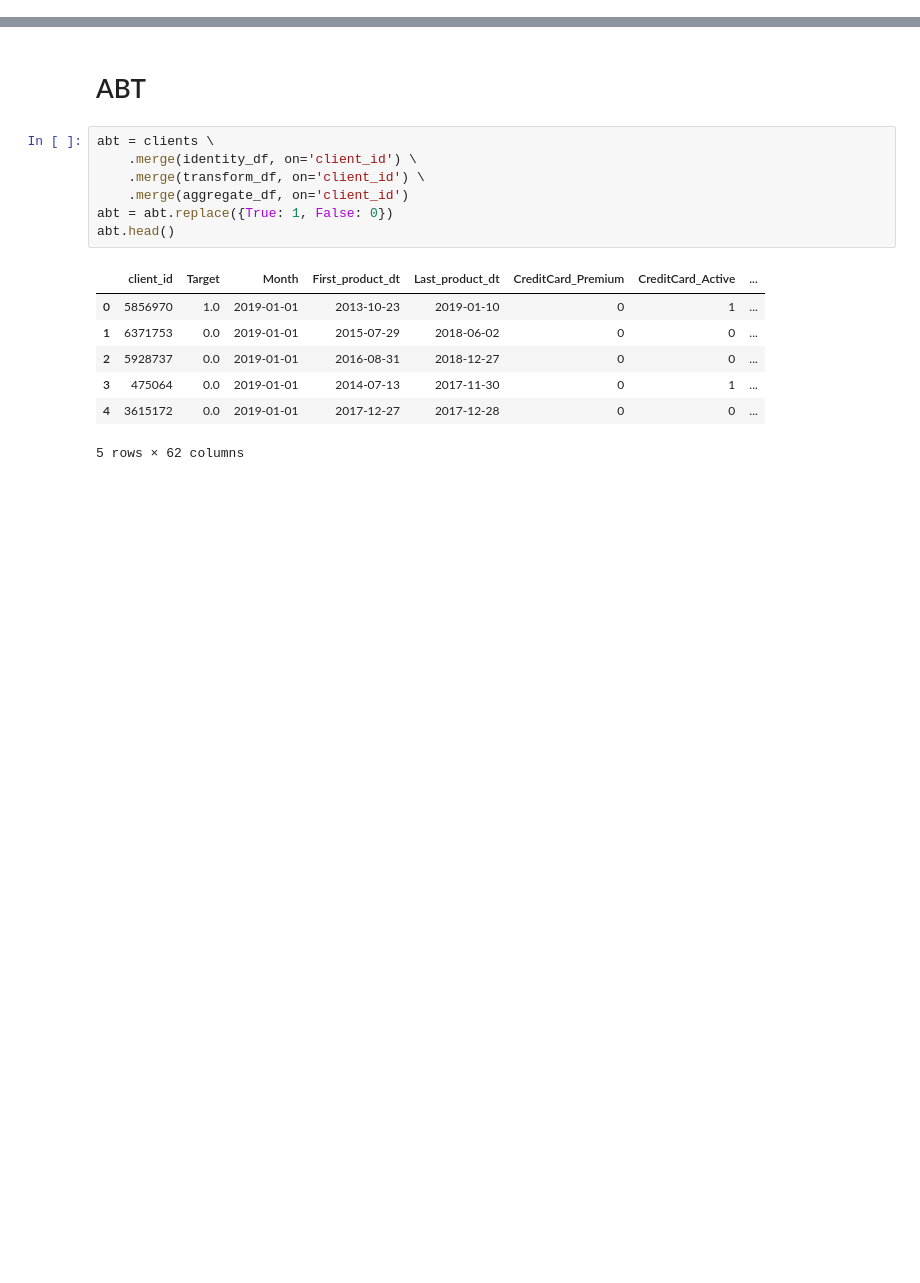
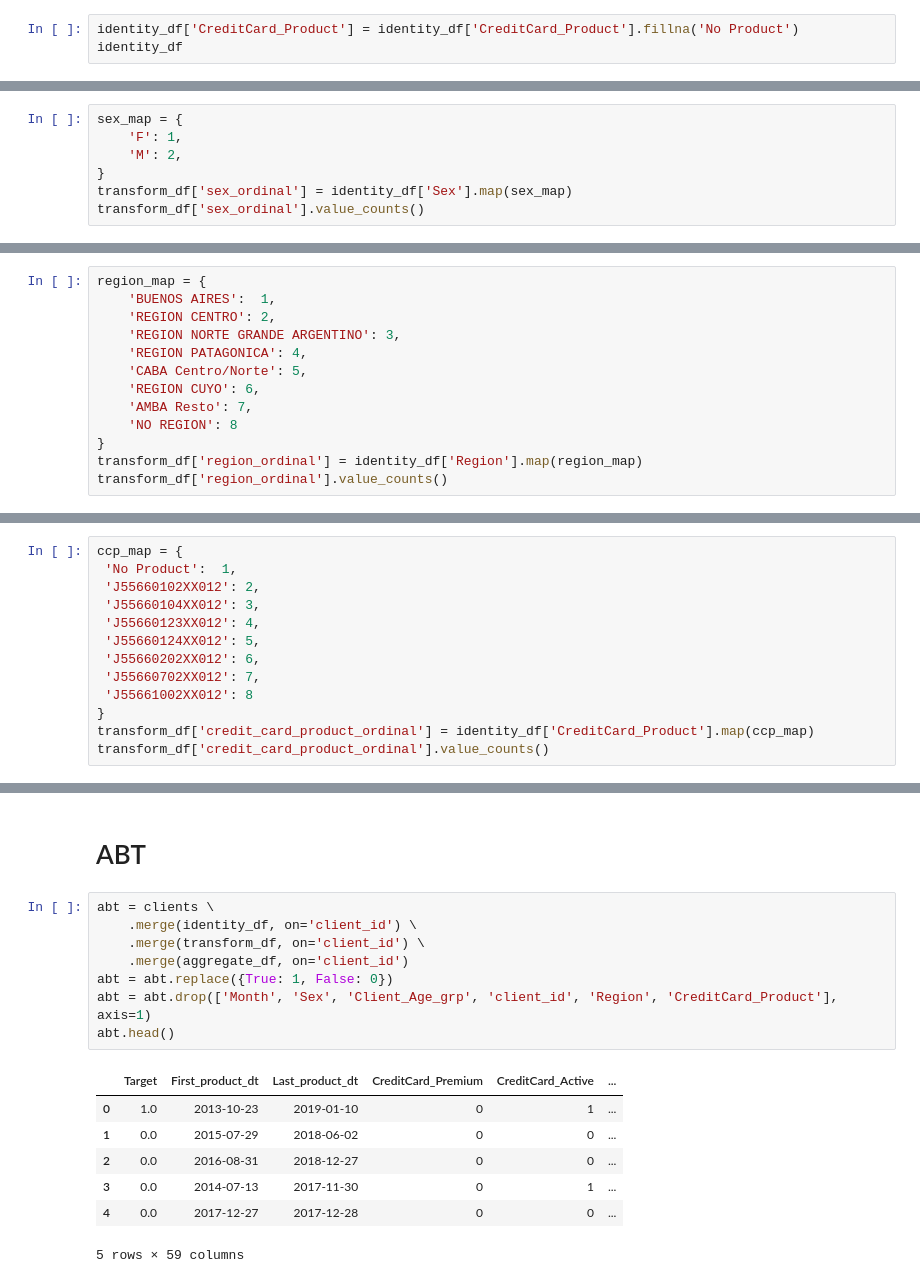
Before and after one commit to juancuiule/ml-utn-2c-2022, a Jupyter notebook: notebook.ipynb, the cells around one changed output, grey strips where cells are left out. Drawn from its saved outputs; the diff is of its cells as text; blank space fills up the shorter version.

```diff
--- a/notebook.ipynb
+++ b/notebook.ipynb
@@ -422,3 +426,6 @@ True               J55660102XX012         404
                    J55660702XX012         251
                    J55661002XX012          58
 dtype: int64
+# %%
+identity_df['CreditCard_Product'] = identity_df['CreditCard_Product'].fillna('No Product')
+identity_df
@@ -504,3 +525,10 @@ See the caveats in the documentation: https://pandas.pydata.org/pandas-docs/stab
 7    1602
 1    1125
 Name: client_age_group_ordinal, dtype: int64
+# %%
+sex_map = {
+    'F': 1,
+    'M': 2,
+}
+transform_df['sex_ordinal'] = identity_df['Sex'].map(sex_map)
+transform_df['sex_ordinal'].value_counts()
@@ -506,0 +544,13 @@ Name: client_age_group_ordinal, dtype: int64
+# %%
+region_map = {
+    'BUENOS AIRES':  1,
+    'REGION CENTRO': 2,
+    'REGION NORTE GRANDE ARGENTINO': 3,
+    'REGION PATAGONICA': 4,
+    'CABA Centro/Norte': 5,
+    'REGION CUYO': 6,
+    'AMBA Resto': 7,
+    'NO REGION': 8
+}
+transform_df['region_ordinal'] = identity_df['Region'].map(region_map)
+transform_df['region_ordinal'].value_counts()
@@ -506,0 +572,13 @@ Name: client_age_group_ordinal, dtype: int64
+# %%
+ccp_map = {
+ 'No Product':  1,
+ 'J55660102XX012': 2,
+ 'J55660104XX012': 3,
+ 'J55660123XX012': 4,
+ 'J55660124XX012': 5,
+ 'J55660202XX012': 6,
+ 'J55660702XX012': 7,
+ 'J55661002XX012': 8
+}
+transform_df['credit_card_product_ordinal'] = identity_df['CreditCard_Product'].map(ccp_map)
+transform_df['credit_card_product_ordinal'].value_counts()
@@ -703,15 +791,16 @@ aggregate_df.head()
 # %%
 abt = clients \
     .merge(identity_df, on='client_id') \
     .merge(transform_df, on='client_id') \
     .merge(aggregate_df, on='client_id')
 abt = abt.replace({True: 1, False: 0})
+abt = abt.drop(['Month', 'Sex', 'Client_Age_grp', 'client_id', 'Region', 'CreditCard_Product'], axis=1)
 abt.head()
 # %% [output]
-|  | client_id | Target | Month | First_product_dt | Last_product_dt | CreditCard_Premium | CreditCard_Active | ... |
-| 0 | 5856970 | 1.0 | 2019-01-01 | 2013-10-23 | 2019-01-10 | 0 | 1 | ... |
-| 1 | 6371753 | 0.0 | 2019-01-01 | 2015-07-29 | 2018-06-02 | 0 | 0 | ... |
-| 2 | 5928737 | 0.0 | 2019-01-01 | 2016-08-31 | 2018-12-27 | 0 | 0 | ... |
-| 3 | 475064 | 0.0 | 2019-01-01 | 2014-07-13 | 2017-11-30 | 0 | 1 | ... |
-| 4 | 3615172 | 0.0 | 2019-01-01 | 2017-12-27 | 2017-12-28 | 0 | 0 | ... |
+|  | Target | First_product_dt | Last_product_dt | CreditCard_Premium | CreditCard_Active | ... |
+| 0 | 1.0 | 2013-10-23 | 2019-01-10 | 0 | 1 | ... |
+| 1 | 0.0 | 2015-07-29 | 2018-06-02 | 0 | 0 | ... |
+| 2 | 0.0 | 2016-08-31 | 2018-12-27 | 0 | 0 | ... |
+| 3 | 0.0 | 2014-07-13 | 2017-11-30 | 0 | 1 | ... |
+| 4 | 0.0 | 2017-12-27 | 2017-12-28 | 0 | 0 | ... |
-5 rows × 62 columns
+5 rows × 59 columns
```
Also changed, not shown: parts of 14 cells of this notebook.
